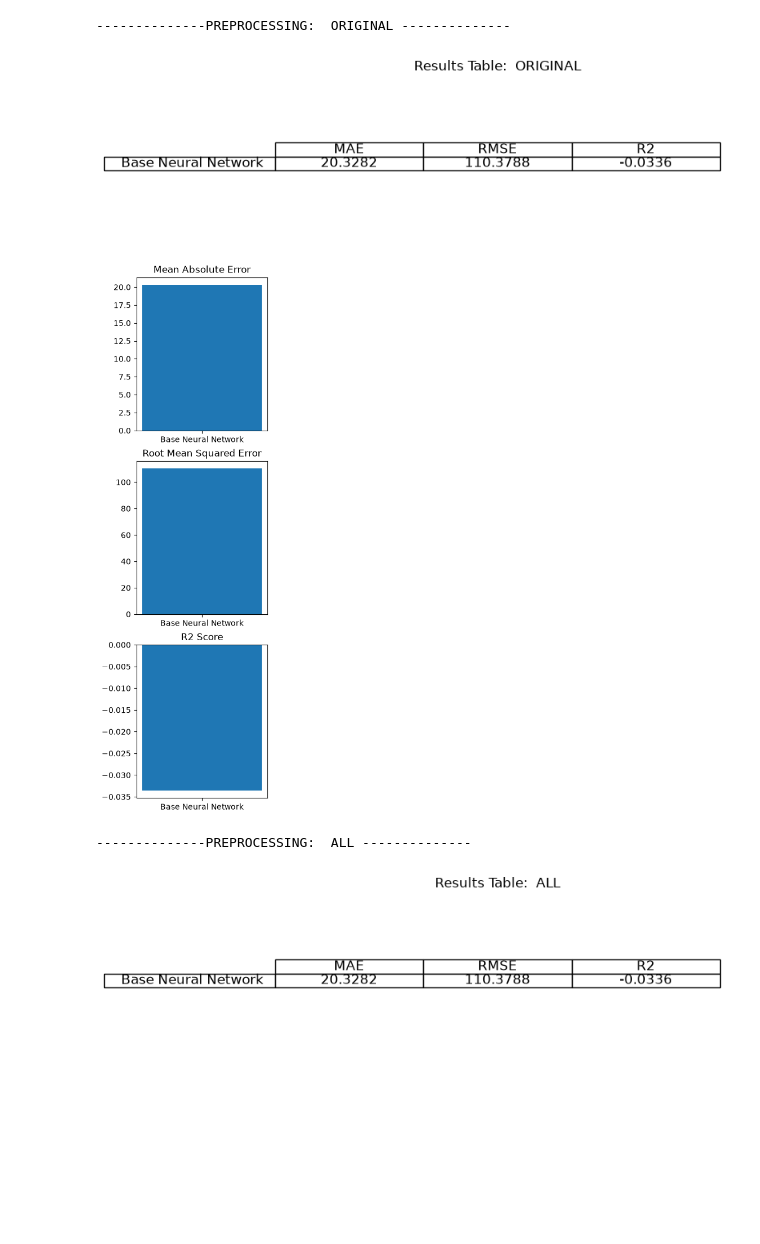
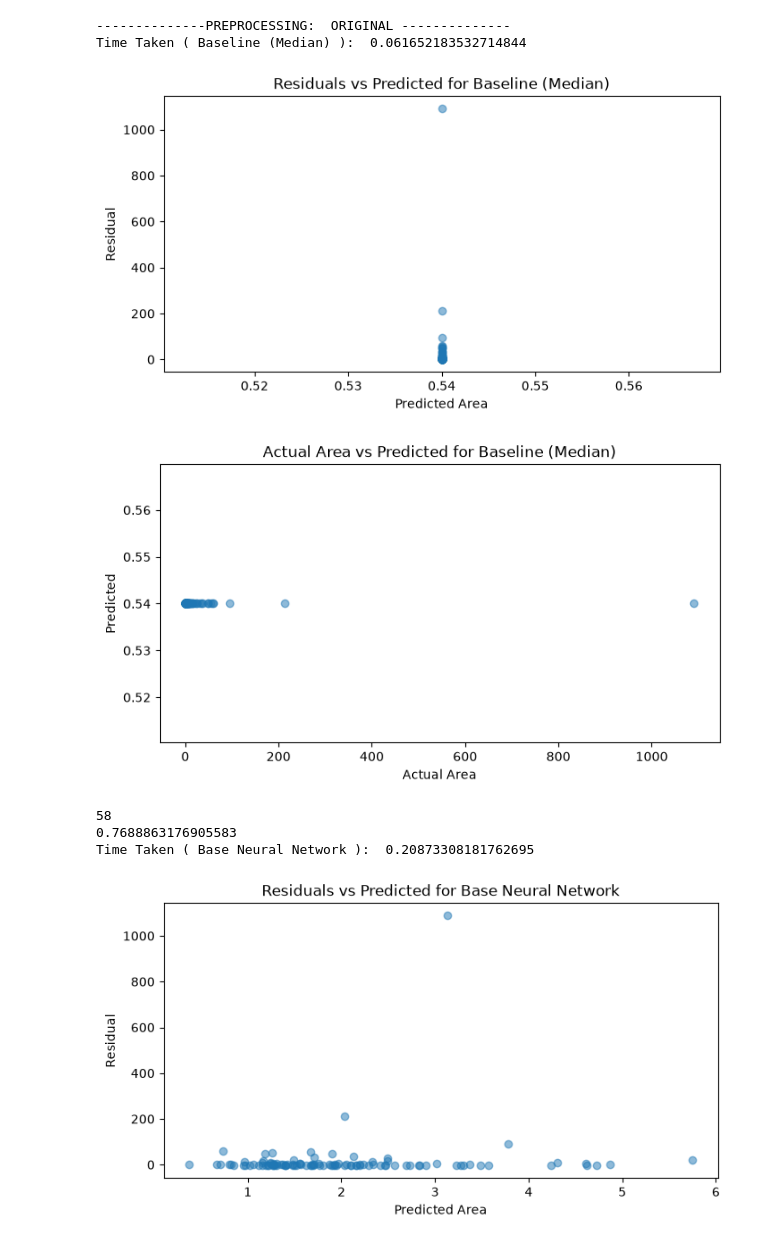
Before and after one commit to Jakub-Chabowski/Machine-Learning-Portfolio, a Jupyter notebook: notebooks/Models/Neural_Networks.ipynb, the cells around one changed output. Cells and saved outputs as stored; diff of their text form; code cells hidden in the pictures; blank space fills up the shorter version.

```diff
--- a/notebooks/Models/Neural_Networks.ipynb
+++ b/notebooks/Models/Neural_Networks.ipynb
@@ -10,27 +12,62 @@ y = df["area"]
 
 X_train, X_test, y_train, y_test = train_test_split(X, y, test_size = 0.2, random_state=RANDOM_STATE)
 
-resultsMAE =[]
-resultsRMSE = []
-resultsR2 = []
-
 models = {
-    "Base Neural Network" : MLPRegressor(random_state=RANDOM_STATE, max_iter=2000, tol=0.1)
+    "Baseline (Median)" : DummyRegressor(strategy="median"),
+    "Base Neural Network" : MLPRegressor(hidden_layer_sizes=(64, 32),activation="relu", solver="adam",alpha=1e-4, early_stopping=True,max_iter=500, random_state=RANDOM_STATE),
+    "More layers" : MLPRegressor(hidden_layer_sizes=(128, 64, 32, 16),activation="relu", solver="adam",alpha=1e-4, early_stopping=True,max_iter=500, random_state=RANDOM_STATE),
+    "Sgd" : MLPRegressor(hidden_layer_sizes=(64, 32),activation="relu", solver="sgd",alpha=1e-4, early_stopping=True,max_iter=500, random_state=RANDOM_STATE),
 }
 
 
 for title, preprocessing in preprocessing_pipelines.items():
     print("--------------PREPROCESSING: ", title,"--------------")
 
+    resultsMAE =[]
+    resultsRMSE = []
+    resultsR2 = []
+
     for name, model in models.items():
 
         model = make_pipeline(preprocessing, model)
+
+        start_time = time.time()
+
         model.fit(X_train, np.log1p(y_train))
         pred = np.expm1(model.predict(X_test))
+
+        elapsed_time = time.time() - start_time
+
+
         mae = mean_absolute_error(y_test, pred)
         rmse = root_mean_squared_error(y_test, pred)
         r2 = r2_score(y_test, pred)
         residuals = (y_test - pred)
+
+        if name != "Baseline (Median)":
+            fitted = model.named_steps["mlpregressor"]
+            print(fitted.n_iter_)
+            print(fitted.loss_)
+
+        print("Time Taken (", name, "): ", elapsed_time)
+
+        ## Plot Residual vs Predicted Area
+        plt.figure(figsize={8,4})
+        plt.scatter(pred, residuals, alpha=0.5)
+        plt.xlabel("Predicted Area")
+        plt.ylabel("Residual")
+        plt.title(f"Residuals vs Predicted for {name}")
+
+        plt.show()
+
+        ## Plot Actual vs Predicted Areas
+        plt.figure(figsize={8,4})
+        plt.scatter(y_test, pred, alpha=0.5)
+        plt.xlabel("Actual Area")
+        plt.ylabel("Predicted")
+        plt.title(f"Actual Area vs Predicted for {name}")
+
+        plt.show()
 
         resultsMAE.append(mae)
         resultsRMSE.append(rmse)
@@ -45,35 +82,38 @@ for title, preprocessing in preprocessing_pipelines.items():
     for i in range(len(model_names)):
         text.append([f"{resultsMAE[i]:.4f}",f"{resultsRMSE[i]:.4f}",f"{resultsR2[i]:.4f}"])
 
     table = plt.table(
         cellText = text,
         rowLabels = model_names,
         colLabels = columns,
         loc="center",
         cellLoc="center"
     )
     table.auto_set_font_size(False)
     table.set_fontsize(12)
     plt.title(f"Results Table:  {title}")
     plt.tight_layout()
     plt.show
 
-    plt.figure(figsize={12,len(model_names) * 3}) ##Figure is dynamically sized to allow for more models to be added as needed
+    plt.figure(figsize={12,0.5+len(model_names) * 3}) ##Figure is dynamically sized to allow for more models to be added as needed
 
 
     plt.subplot(311, title="Mean Absolute Error").bar(range(len(resultsMAE)),resultsMAE)
     plt.xticks(range(len(model_names)),model_names)
 
     plt.subplot(312, title="Root Mean Squared Error").bar(range(len(resultsRMSE)),resultsRMSE)
     plt.xticks(range(len(model_names)),model_names)
 
     plt.subplot(313, title="R2 Score").bar(range(len(resultsR2)),resultsR2)
     plt.xticks(range(len(model_names)),model_names)
 
     plt.show()
 # %% [output]
 --------------PREPROCESSING:  ORIGINAL --------------
+Time Taken ( Baseline (Median) ):  0.061652183532714844
-[figure, old version]
+[figure, new version]
-[figure, old version]
+[figure, new version]
---------------PREPROCESSING:  ALL --------------
+58
+0.7688863176905583
+Time Taken ( Base Neural Network ):  0.20873308181762695
-[figure, old version]
+[figure, new version]
```
Also changed, not shown: parts of 2 cells of this notebook, 9 other files.
